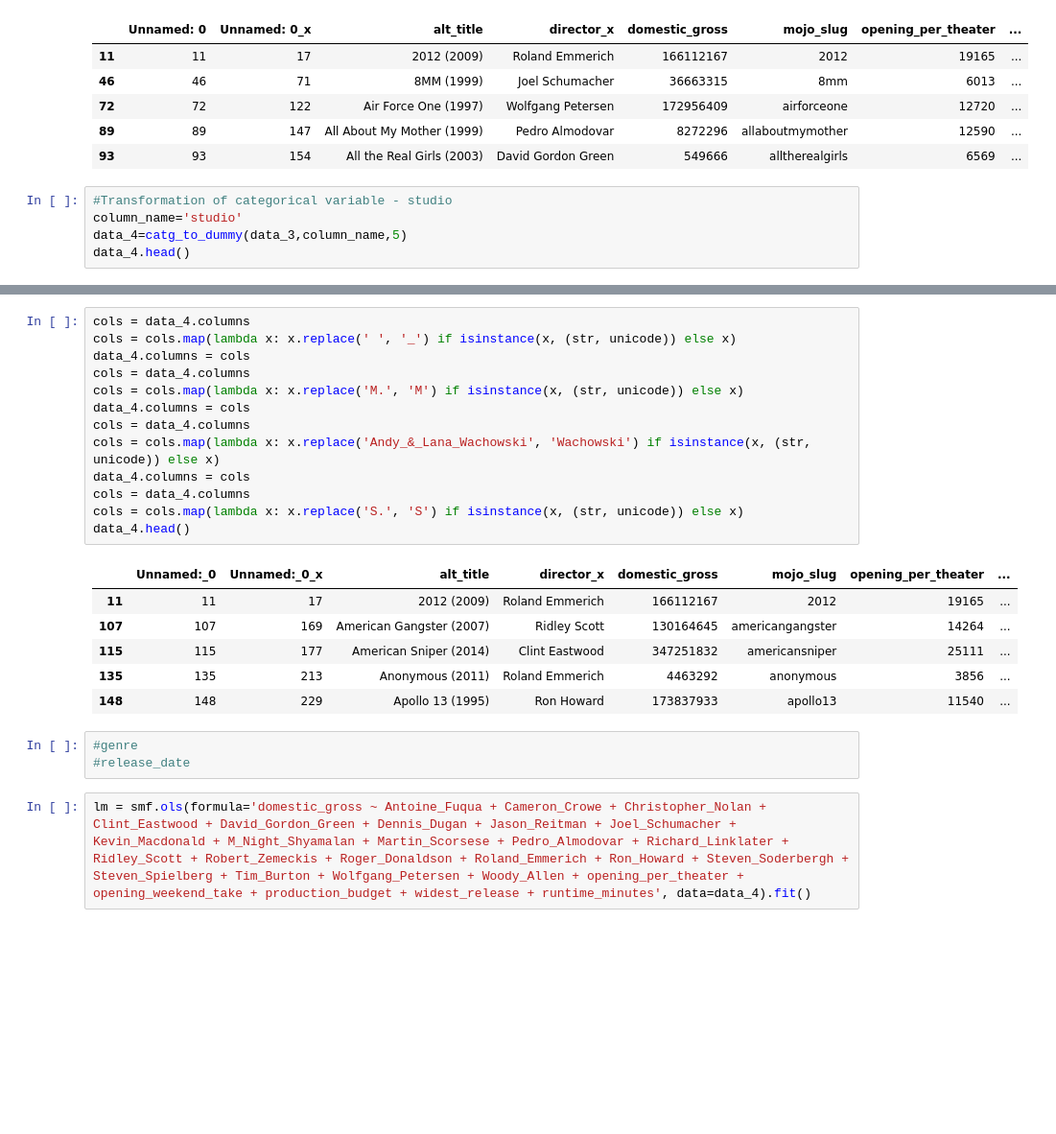
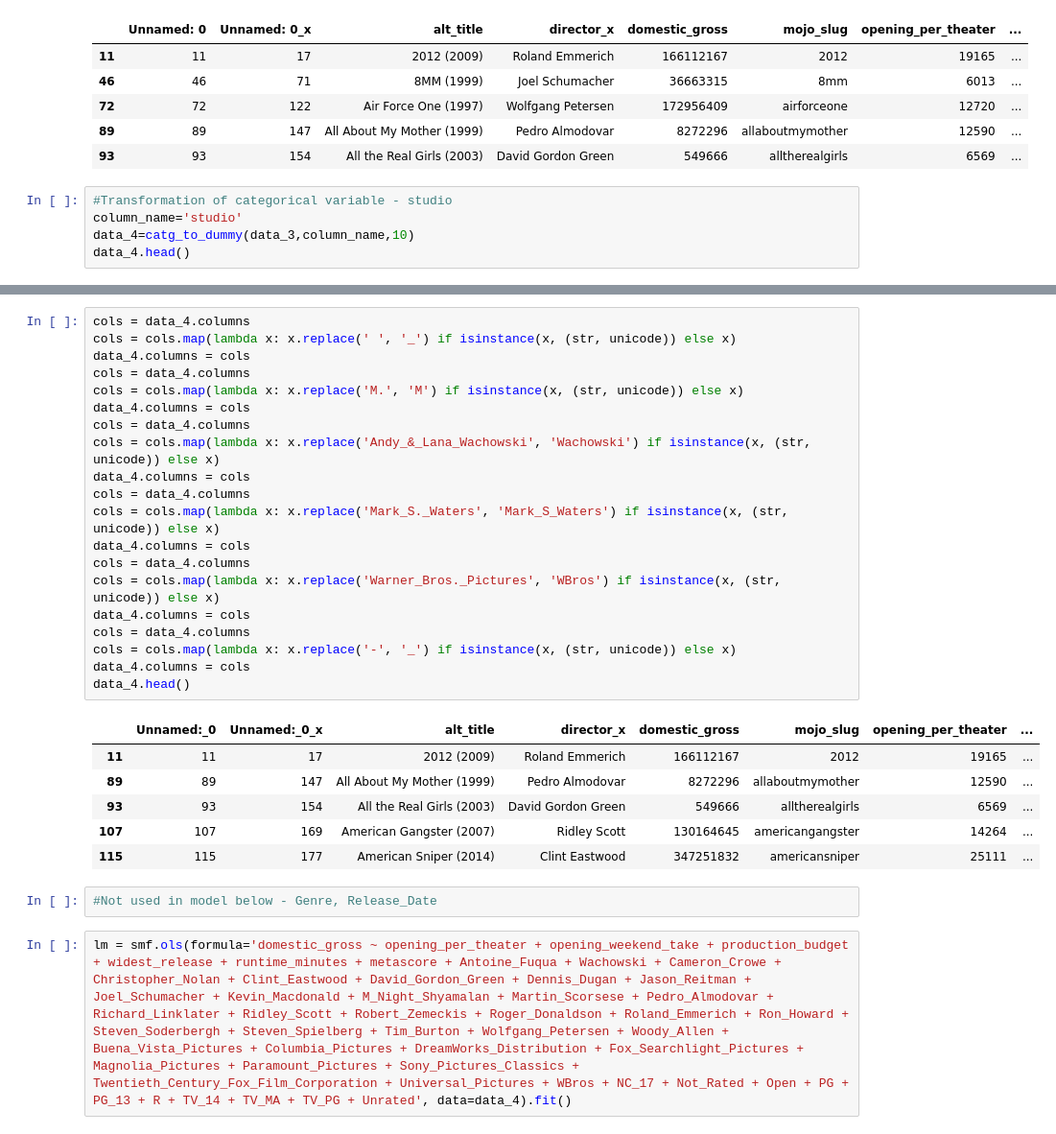
Before and after one commit to mohanvinay/metis_project1, a Jupyter notebook: project_1_model2.ipynb, the cells around one changed output, grey strips where cells are left out. Shown at 96% size. Saved outputs shown, nothing was run; the diff lists cells and outputs as text; blank space fills up the shorter version.

Commit message:
model 2 notebook

```diff
--- a/project_1_model2.ipynb
+++ b/project_1_model2.ipynb
@@ -41,7 +41,7 @@ data_3.head()
 # %%
 #Transformation of categorical variable - studio
 column_name='studio'
-data_4=catg_to_dummy(data_3,column_name,5)
+data_4=catg_to_dummy(data_3,column_name,10)
 data_4.head()
 # %% [output]
 |  | Unnamed: 0 | Unnamed: 0_x | alt_title | director_x | domestic_gross | mojo_slug | opening_per_theater | ... |
@@ -53,25 +53,31 @@ data_4.head()
 # %%
 cols = data_4.columns
 cols = cols.map(lambda x: x.replace(' ', '_') if isinstance(x, (str, unicode)) else x)
 data_4.columns = cols
 cols = data_4.columns
 cols = cols.map(lambda x: x.replace('M.', 'M') if isinstance(x, (str, unicode)) else x)
 data_4.columns = cols
 cols = data_4.columns
 cols = cols.map(lambda x: x.replace('Andy_&_Lana_Wachowski', 'Wachowski') if isinstance(x, (str, unicode)) else x)
 data_4.columns = cols
 cols = data_4.columns
-cols = cols.map(lambda x: x.replace('S.', 'S') if isinstance(x, (str, unicode)) else x)
+cols = cols.map(lambda x: x.replace('Mark_S._Waters', 'Mark_S_Waters') if isinstance(x, (str, unicode)) else x)
+data_4.columns = cols
+cols = data_4.columns
+cols = cols.map(lambda x: x.replace('Warner_Bros._Pictures', 'WBros') if isinstance(x, (str, unicode)) else x)
+data_4.columns = cols
+cols = data_4.columns
+cols = cols.map(lambda x: x.replace('-', '_') if isinstance(x, (str, unicode)) else x)
+data_4.columns = cols
 data_4.head()
 # %% [output]
 |  | Unnamed:_0 | Unnamed:_0_x | alt_title | director_x | domestic_gross | mojo_slug | opening_per_theater | ... |
 | 11 | 11 | 17 | 2012 (2009) | Roland Emmerich | 166112167 | 2012 | 19165 | ... |
+| 89 | 89 | 147 | All About My Mother (1999) | Pedro Almodovar | 8272296 | allaboutmymother | 12590 | ... |
+| 93 | 93 | 154 | All the Real Girls (2003) | David Gordon Green | 549666 | alltherealgirls | 6569 | ... |
 | 107 | 107 | 169 | American Gangster (2007) | Ridley Scott | 130164645 | americangangster | 14264 | ... |
 | 115 | 115 | 177 | American Sniper (2014) | Clint Eastwood | 347251832 | americansniper | 25111 | ... |
-| 135 | 135 | 213 | Anonymous (2011) | Roland Emmerich | 4463292 | anonymous | 3856 | ... |
-| 148 | 148 | 229 | Apollo 13 (1995) | Ron Howard | 173837933 | apollo13 | 11540 | ... |
-# %%
-#genre
-#release_date
+# %%
+#Not used in model below - Genre, Release_Date
 # %%
-lm = smf.ols(formula='domestic_gross ~ Antoine_Fuqua + Cameron_Crowe + Christopher_Nolan + Clint_Eastwood + David_Gordon_Green + Dennis_Dugan + Jason_Reitman + Joel_Schumacher + Kevin_Macdonald + M_Night_Shyamalan + Martin_Scorsese + Pedro_Almodovar + Richard_Linklater + Ridley_Scott + Robert_Zemeckis + Roger_Donaldson + Roland_Emmerich + Ron_Howard + Steven_Soderbergh + Steven_Spielberg + Tim_Burton + Wolfgang_Petersen + Woody_Allen + opening_per_theater + opening_weekend_take + production_budget + widest_release + runtime_minutes', data=data_4).fit()
+lm = smf.ols(formula='domestic_gross ~ opening_per_theater + opening_weekend_take + production_budget + widest_release + runtime_minutes + metascore + Antoine_Fuqua + Wachowski + Cameron_Crowe + Christopher_Nolan + Clint_Eastwood + David_Gordon_Green + Dennis_Dugan + Jason_Reitman + Joel_Schumacher + Kevin_Macdonald + M_Night_Shyamalan + Martin_Scorsese + Pedro_Almodovar + Richard_Linklater + Ridley_Scott + Robert_Zemeckis + Roger_Donaldson + Roland_Emmerich + Ron_Howard + Steven_Soderbergh + Steven_Spielberg + Tim_Burton + Wolfgang_Petersen + Woody_Allen + Buena_Vista_Pictures + Columbia_Pictures + DreamWorks_Distribution + Fox_Searchlight_Pictures + Magnolia_Pictures + Paramount_Pictures + Sony_Pictures_Classics + Twentieth_Century_Fox_Film_Corporation + Universal_Pictures + WBros + NC_17 + Not_Rated + Open + PG + PG_13 + R + TV_14 + TV_MA + TV_PG + Unrated', data=data_4).fit()
```
Also changed, not shown: parts of 4 cells of this notebook.
